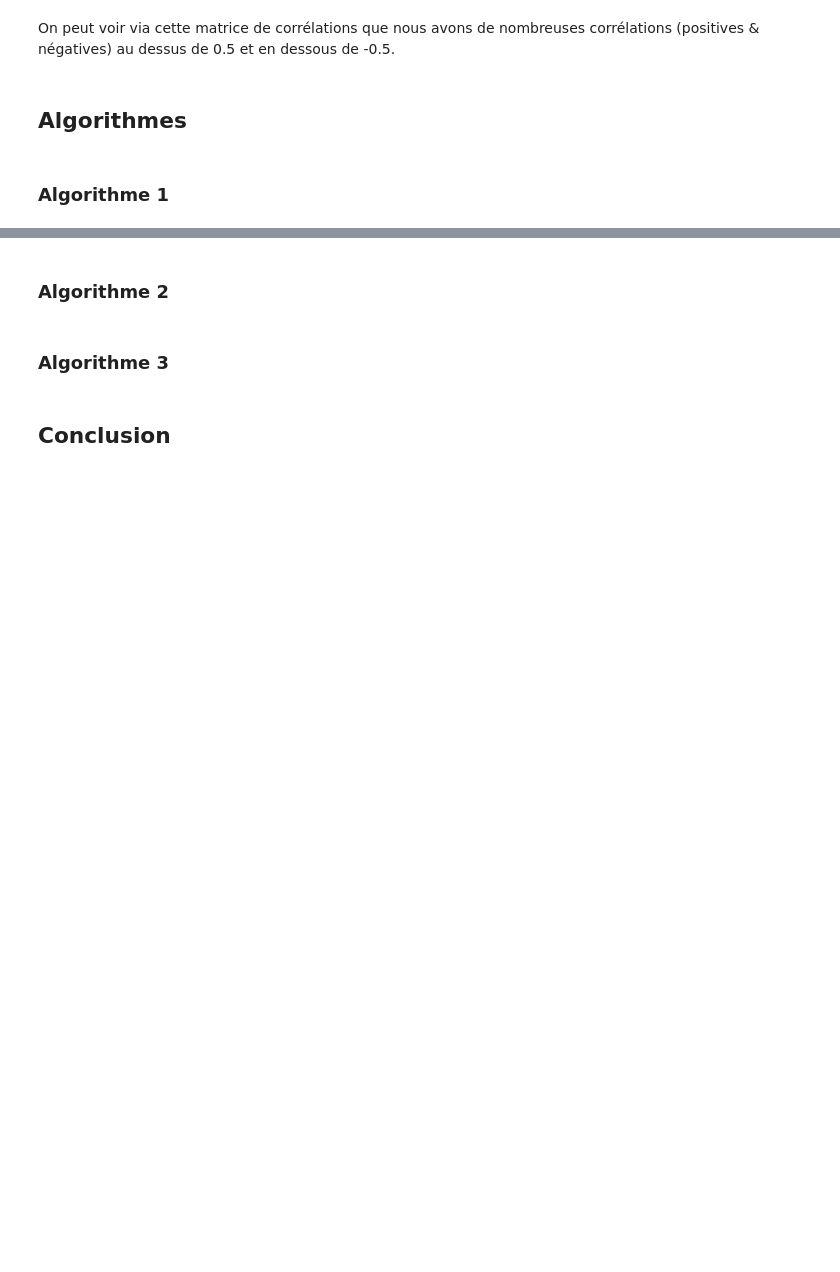
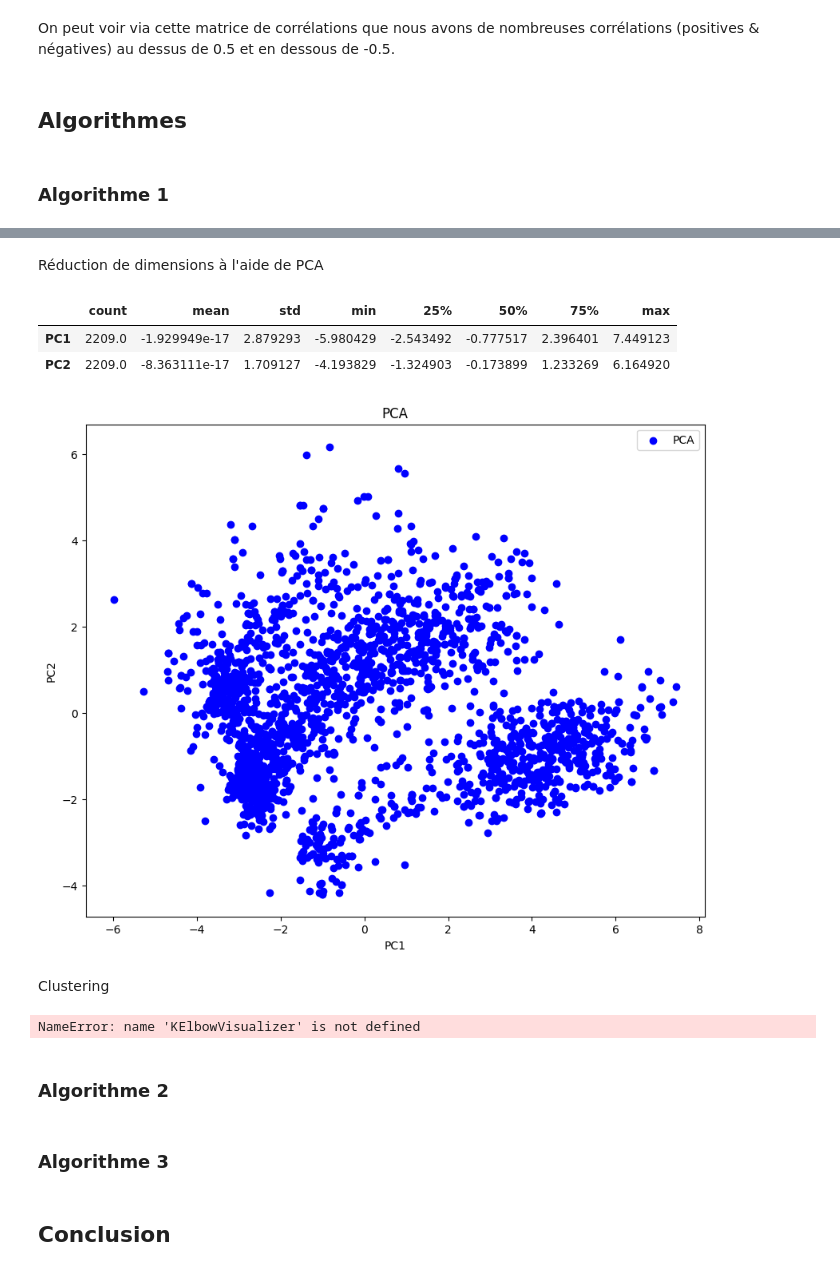
Before and after one commit to aurelien-adjimi/customer-personality-analysis, a Jupyter notebook: customer-personality-analysis,.ipynb, the cells around one changed output, grey strips where cells are left out. Saved outputs shown, nothing was run; the diff lists cells and outputs as text; code cells hidden in the pictures; blank space fills up the shorter version.

```diff
--- a/customer-personality-analysis,.ipynb
+++ b/customer-personality-analysis,.ipynb
@@ -241,0 +266,16 @@ On peut voir via cette matrice de corrélations que nous avons de nombreuses cor
+# %%
+# Convertir les variables catégorielles en numériques
+LE = LabelEncoder()
+for i in object_cols:
+    df[i] = df[[i]].apply(LE.fit_transform)
+# %%
+ds = df.copy()
+
+# Supression des colonnes non nécessaires
+cols_del = ['AcceptedCmp1', 'AcceptedCmp2', 'AcceptedCmp3', 'AcceptedCmp4', 'AcceptedCmp5', 'Complain', 'Response']
+ds = ds.drop(cols_del, axis=1)
+
+scaler = StandardScaler()
+scaler.fit(ds)
+scaled_ds = pd.DataFrame(scaler.transform(ds), columns=ds.columns)
+print('Données normalisées')
@@ -242,3 +294,48 @@ On peut voir via cette matrice de corrélations que nous avons de nombreuses cor
+# %% [markdown]
+Réduction de dimensions à l'aide de PCA
+# %%
+# Drop rows with missing values
+cleaned_ds = scaled_ds.dropna()
+
+# Fit PCA on the cleaned dataset
+pca = PCA(n_components=2)
+pca.fit(cleaned_ds)
+PCA_ds = pd.DataFrame(pca.transform(cleaned_ds), columns=['PC1', 'PC2'])
+PCA_ds.describe().T
+# %% [output]
+|  | count | mean | std | min | 25% | 50% | 75% | max |
+| PC1 | 2209.0 | -1.929949e-17 | 2.879293 | -5.980429 | -2.543492 | -0.777517 | 2.396401 | 7.449123 |
+| PC2 | 2209.0 | -8.363111e-17 | 1.709127 | -4.193829 | -1.324903 | -0.173899 | 1.233269 | 6.164920 |
+# %%
+x = PCA_ds['PC1']
+y = PCA_ds['PC2']
+
+fig = plt.figure(figsize=(10, 8))
+ax = fig.add_subplot(111)
+
+ax.scatter(x, y, c='blue', label='PCA')
+
+ax.set_title('PCA')
+ax.set_xlabel('PC1')
+ax.set_ylabel('PC2')
+
+plt.legend()
+plt.show()
+# %% [output]
+[figure, added]
+# %% [markdown]
+Clustering
+# %%
+model = KMeans()
+visualizer = KElbowVisualizer(model, k=(1, 10))
+
+# Fit the data to the visualizer
+visualizer.fit(PCA_ds)
+
+# Finalize and render the figure
+visualizer.show()
+# %% [output]
+NameError: name 'KElbowVisualizer' is not defined
 # %% [markdown]
 ### Algorithme 2
 # %% [markdown]
```
Also changed, not shown: parts of 5 cells of this notebook.
